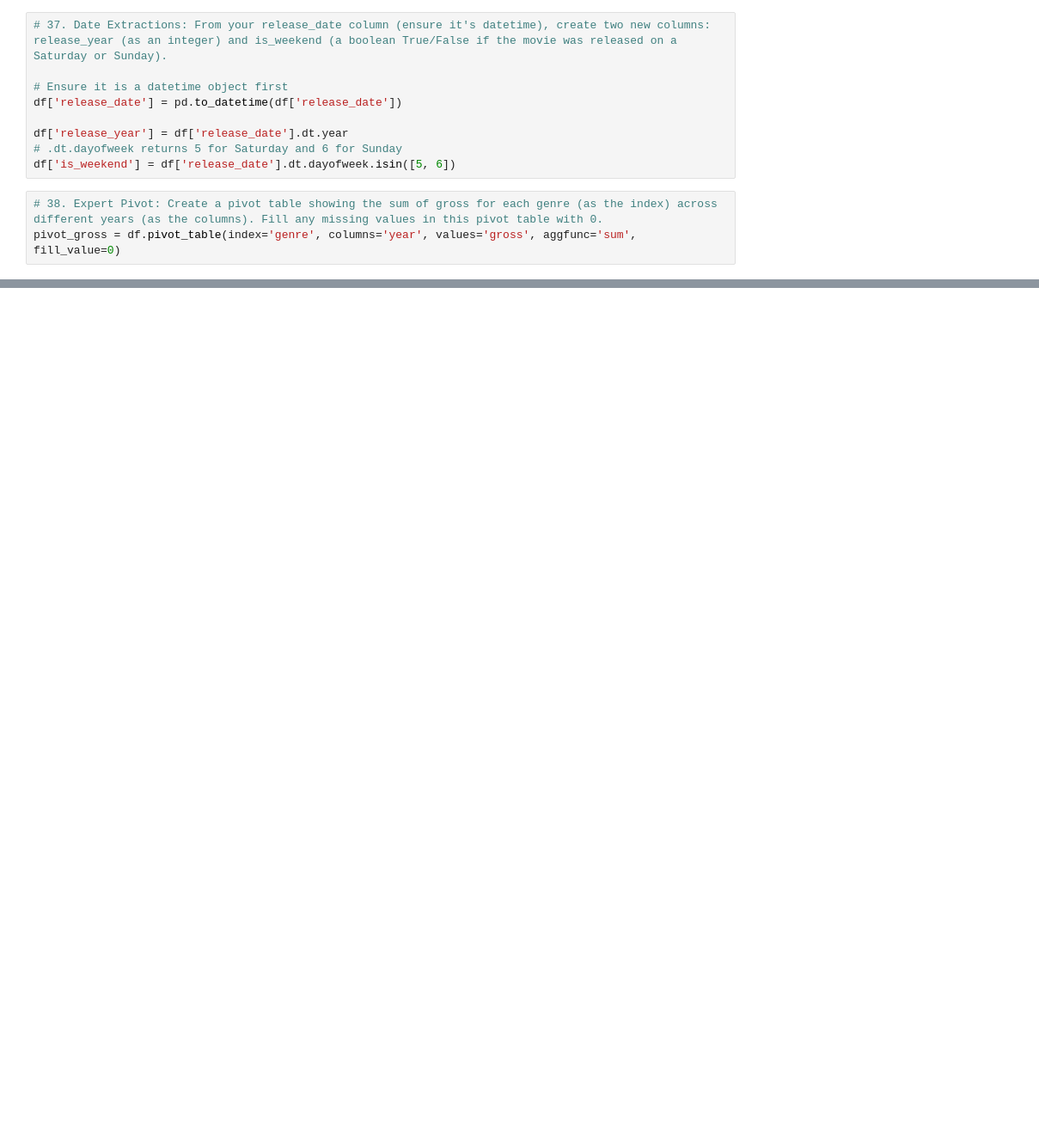
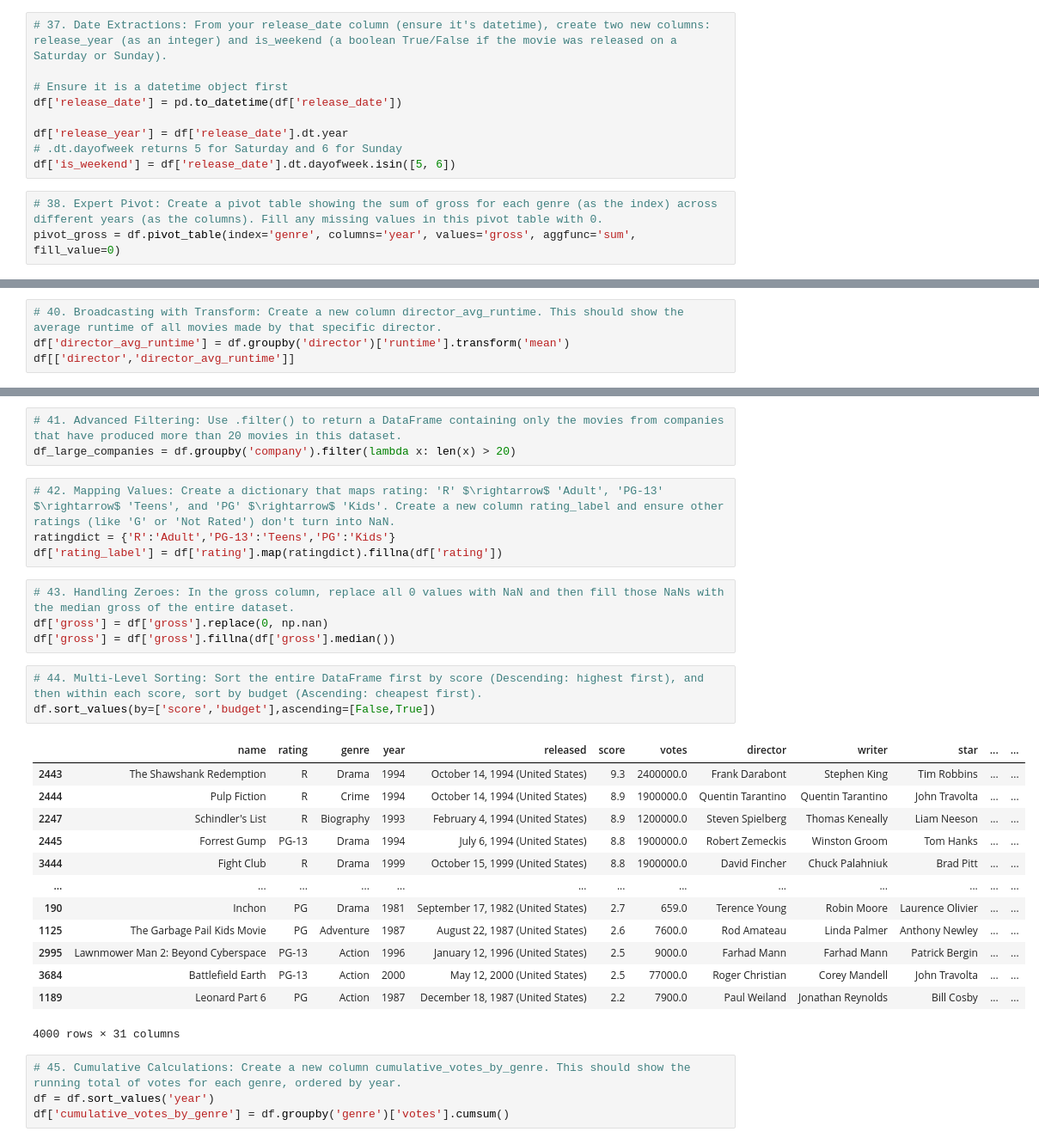
Before and after one commit to Divyanshucode93/GoogleColabsPractice, a Jupyter notebook: movies_Practise.ipynb, the cells around one changed output, grey strips where cells are left out. Shown at 86% size. Drawn from its saved outputs; the diff is of its cells as text; blank space fills up the shorter version.

```diff
--- a/movies_Practise.ipynb
+++ b/movies_Practise.ipynb
@@ -724,0 +752,4 @@ pivot_gross = df.pivot_table(index='genre', columns='year', values='gross', aggf
+# %%
+# 40. Broadcasting with Transform: Create a new column director_avg_runtime. This should show the average runtime of all movies made by that specific director.
+df['director_avg_runtime'] = df.groupby('director')['runtime'].transform('mean')
+df[['director','director_avg_runtime']]
@@ -724,0 +770,32 @@ pivot_gross = df.pivot_table(index='genre', columns='year', values='gross', aggf
+# %%
+# 41. Advanced Filtering: Use .filter() to return a DataFrame containing only the movies from companies that have produced more than 20 movies in this dataset.
+df_large_companies = df.groupby('company').filter(lambda x: len(x) > 20)
+# %%
+# 42. Mapping Values: Create a dictionary that maps rating: 'R' $\rightarrow$ 'Adult', 'PG-13' $\rightarrow$ 'Teens', and 'PG' $\rightarrow$ 'Kids'. Create a new column rating_label and ensure other ratings (like 'G' or 'Not Rated') don't turn into NaN.
+ratingdict = {'R':'Adult','PG-13':'Teens','PG':'Kids'}
+df['rating_label'] = df['rating'].map(ratingdict).fillna(df['rating'])
+# %%
+# 43. Handling Zeroes: In the gross column, replace all 0 values with NaN and then fill those NaNs with the median gross of the entire dataset.
+df['gross'] = df['gross'].replace(0, np.nan)
+df['gross'] = df['gross'].fillna(df['gross'].median())
+# %%
+# 44. Multi-Level Sorting: Sort the entire DataFrame first by score (Descending: highest first), and then within each score, sort by budget (Ascending: cheapest first).
+df.sort_values(by=['score','budget'],ascending=[False,True])
+# %% [output]
+|  | name | rating | genre | year | released | score | votes | director | writer | star | ... | ... |
+| 2443 | The Shawshank Redemption | R | Drama | 1994 | October 14, 1994 (United States) | 9.3 | 2400000.0 | Frank Darabont | Stephen King | Tim Robbins | ... | ... |
+| 2444 | Pulp Fiction | R | Crime | 1994 | October 14, 1994 (United States) | 8.9 | 1900000.0 | Quentin Tarantino | Quentin Tarantino | John Travolta | ... | ... |
+| 2247 | Schindler's List | R | Biography | 1993 | February 4, 1994 (United States) | 8.9 | 1200000.0 | Steven Spielberg | Thomas Keneally | Liam Neeson | ... | ... |
+| 2445 | Forrest Gump | PG-13 | Drama | 1994 | July 6, 1994 (United States) | 8.8 | 1900000.0 | Robert Zemeckis | Winston Groom | Tom Hanks | ... | ... |
+| 3444 | Fight Club | R | Drama | 1999 | October 15, 1999 (United States) | 8.8 | 1900000.0 | David Fincher | Chuck Palahniuk | Brad Pitt | ... | ... |
+| ... | ... | ... | ... | ... | ... | ... | ... | ... | ... | ... | ... | ... |
+| 190 | Inchon | PG | Drama | 1981 | September 17, 1982 (United States) | 2.7 | 659.0 | Terence Young | Robin Moore | Laurence Olivier | ... | ... |
+| 1125 | The Garbage Pail Kids Movie | PG | Adventure | 1987 | August 22, 1987 (United States) | 2.6 | 7600.0 | Rod Amateau | Linda Palmer | Anthony Newley | ... | ... |
+| 2995 | Lawnmower Man 2: Beyond Cyberspace | PG-13 | Action | 1996 | January 12, 1996 (United States) | 2.5 | 9000.0 | Farhad Mann | Farhad Mann | Patrick Bergin | ... | ... |
+| 3684 | Battlefield Earth | PG-13 | Action | 2000 | May 12, 2000 (United States) | 2.5 | 77000.0 | Roger Christian | Corey Mandell | John Travolta | ... | ... |
+| 1189 | Leonard Part 6 | PG | Action | 1987 | December 18, 1987 (United States) | 2.2 | 7900.0 | Paul Weiland | Jonathan Reynolds | Bill Cosby | ... | ... |
+4000 rows × 31 columns
+# %%
+# 45. Cumulative Calculations: Create a new column cumulative_votes_by_genre. This should show the running total of votes for each genre, ordered by year.
+df = df.sort_values('year')
+df['cumulative_votes_by_genre'] = df.groupby('genre')['votes'].cumsum()
```
Also changed, not shown: parts of 6 cells of this notebook.
